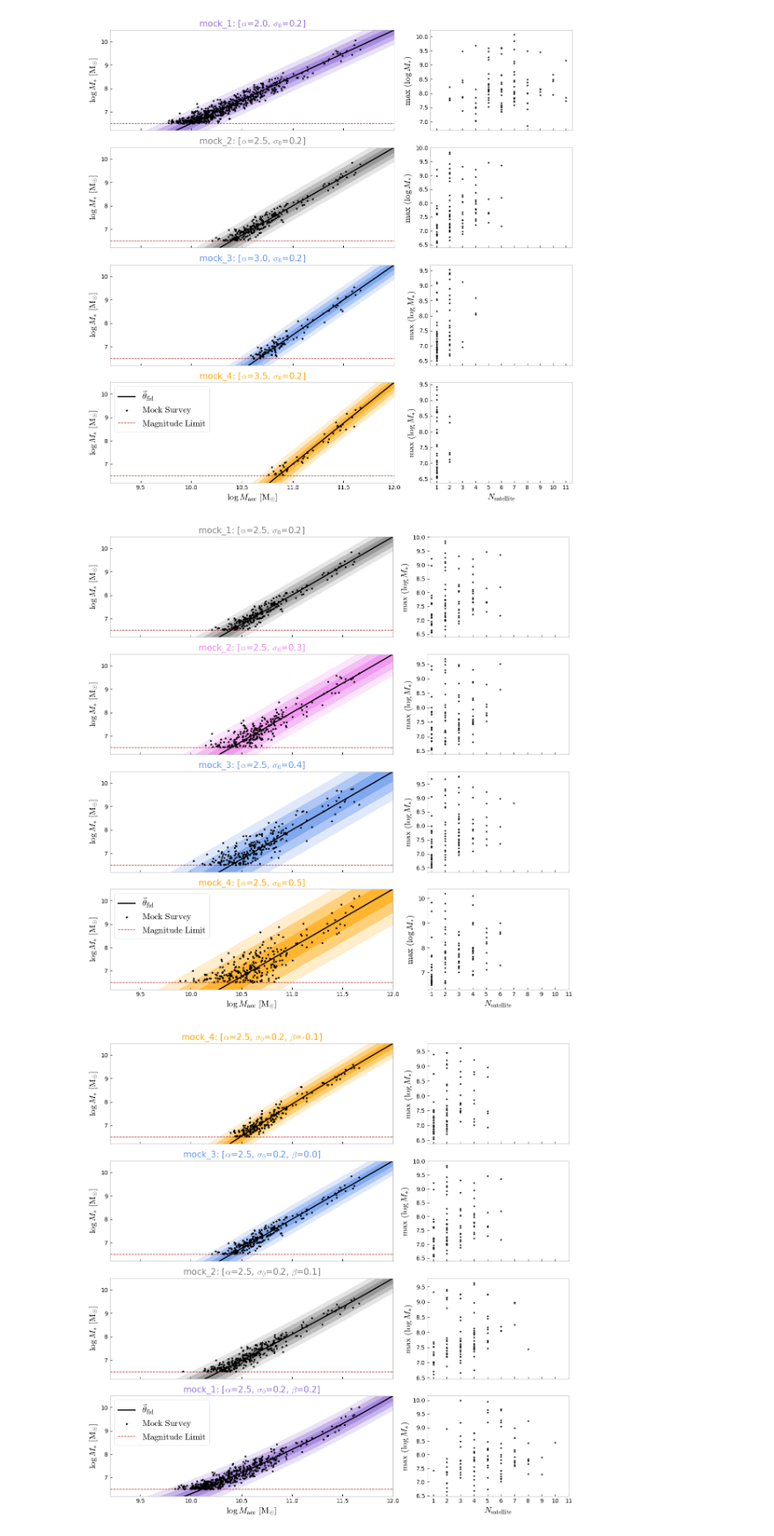
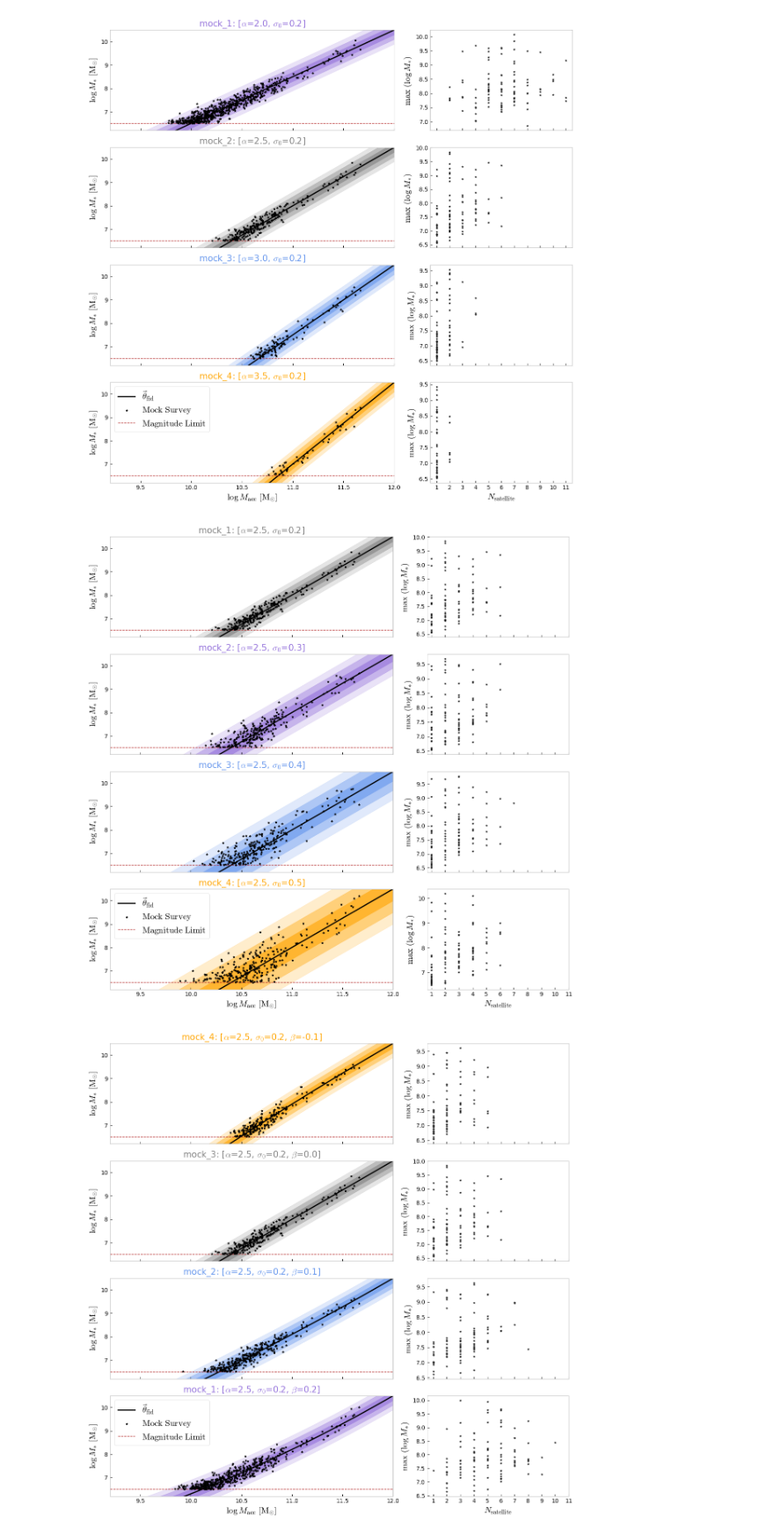
Before and after one commit to jsmonzon/SatGen, a Jupyter notebook: notebooks/paper/SHMR_plot.ipynb, the cells around one changed output. Shown at 88% size. Saved outputs shown, nothing was run; the diff lists cells and outputs as text; code cells hidden in the pictures.

```diff
--- a/notebooks/paper/SHMR_plot.ipynb
+++ b/notebooks/paper/SHMR_plot.ipynb
@@ -125,9 +122,9 @@ data_3 = "../../mcmc/Feature_Recovery/sigma_permutations/mock_3/mock_data.npy"
 data_4 = "../../mcmc/Feature_Recovery/sigma_permutations/mock_4/mock_data.npy"
 # %%
 mock_SHMR(theta_list=[mock_1, mock_2, mock_3, mock_4], mocks = [data_1, data_2, data_3, data_4],
-            model_colors=['grey', 'violet', 'cornflowerblue', 'orange'], model_labels=[model_label_1, model_label_2, model_label_3, model_label_4], save_file="../../../paper_1/figures/appendix/sigma_SHMR.pdf")
+            model_colors=['grey', 'mediumpurple', 'cornflowerblue', 'orange'], model_labels=[model_label_1, model_label_2, model_label_3, model_label_4], save_file="../../../paper_1/figures/appendix/sigma_SHMR.pdf")
 # %% [output]
-[figure, old version]
+[figure, new version]
 # %%
 mock_1 = [10.5, 2.5, 0.2, 0, 0.2, 0]
 mock_2 = [10.5, 2.5, 0.2, 0, 0.1, 0]
@@ -145,9 +142,9 @@ data_3 = "../../mcmc/Feature_Recovery/beta_permutations/mock_3/mock_data.npy"
 data_4 = "../../mcmc/Feature_Recovery/beta_permutations/mock_4/mock_data.npy"
 # %%
 mock_SHMR(theta_list=[mock_4, mock_3, mock_2, mock_1], mocks = [data_4, data_3, data_2, data_1],
-            model_colors=['orange', 'cornflowerblue', 'grey', 'mediumpurple'], model_labels=[model_label_4, model_label_3, model_label_2, model_label_1], save_file="../../../paper_1/figures/appendix/beta_SHMR.pdf")
+            model_colors=['orange', 'grey', 'cornflowerblue', 'mediumpurple'], model_labels=[model_label_4, model_label_3, model_label_2, model_label_1], save_file="../../../paper_1/figures/appendix/beta_SHMR.pdf")
 # %% [output]
-[figure, old version]
+[figure, new version]
 # %%
 def mock_SHMR(theta_list, mocks, model_colors, model_labels, min_masses, save_file=None):
 
```
Also changed, not shown: parts of 3 cells of this notebook, 16 other files.
